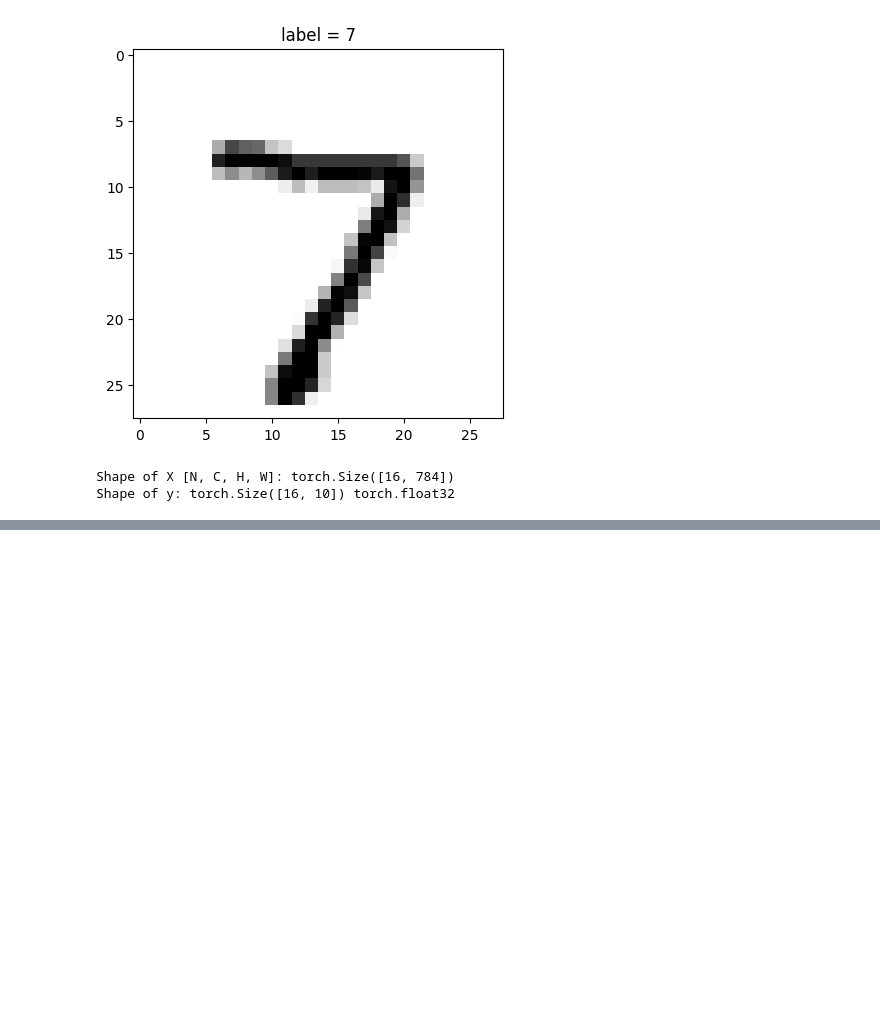
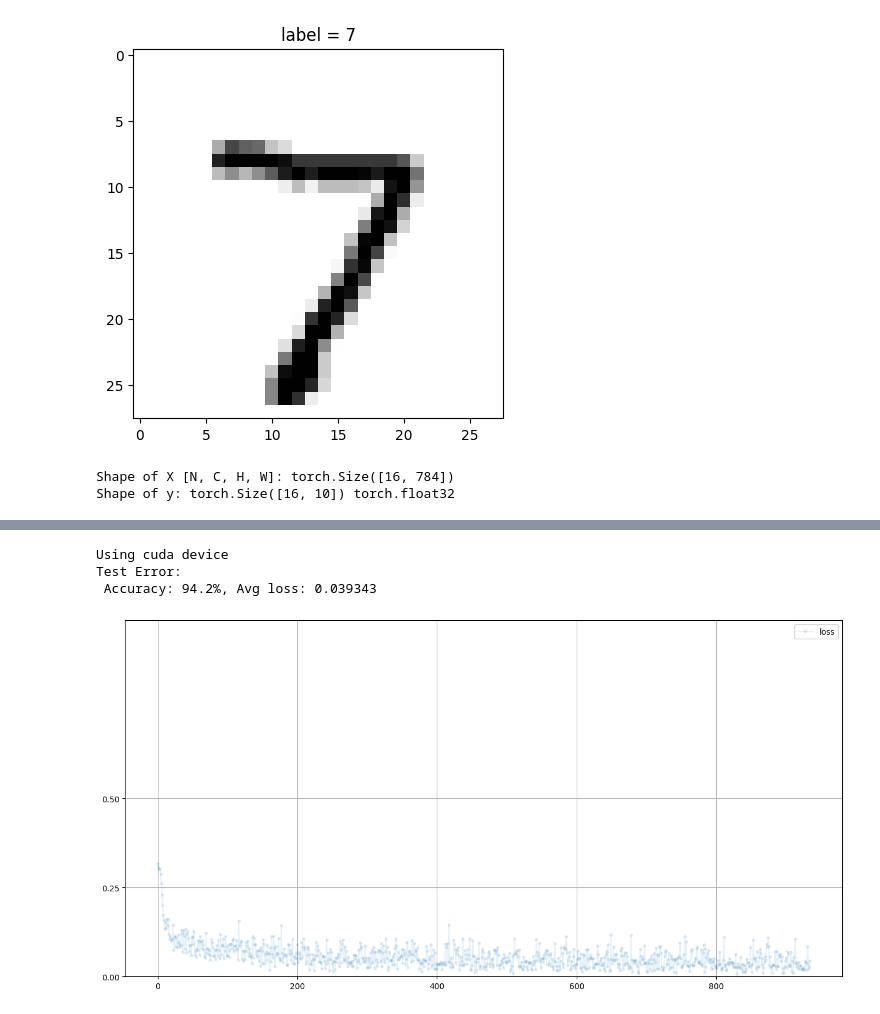
Before and after one commit to a358003542/ipynb_notebook, a Jupyter notebook: neural_network/multilayer_perceptron.ipynb, the cells around one changed output, grey strips where cells are left out. Drawn from its saved outputs; the diff is of its cells as text; code cells hidden in the pictures; blank space fills up the shorter version.

```diff
--- a/neural_network/multilayer_perceptron.ipynb
+++ b/neural_network/multilayer_perceptron.ipynb
@@ -42,0 +44,10 @@ Test Error:
+# %%
+from pywander.models import load_model
+model = load_model( 'mnist', 'simple_mlp2.pkl')
+model.plot_progress()
+model.test_batch(test_dataloader)
+# %% [output]
+Using cuda device
+Test Error:
+ Accuracy: 94.2%, Avg loss: 0.039343
+[figure, added]
```
Also changed, not shown: parts of 1 cell of this notebook, 1 other file.
